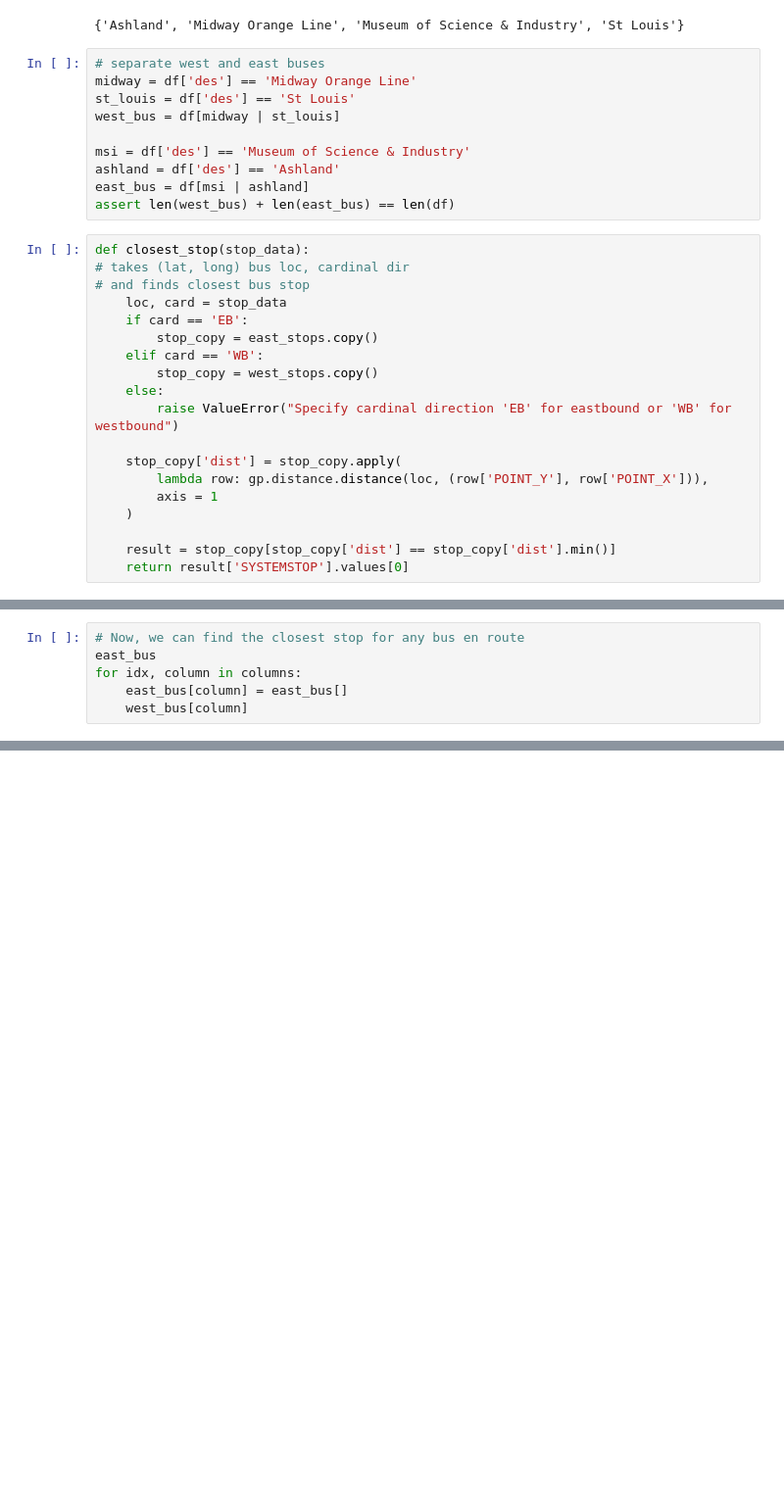
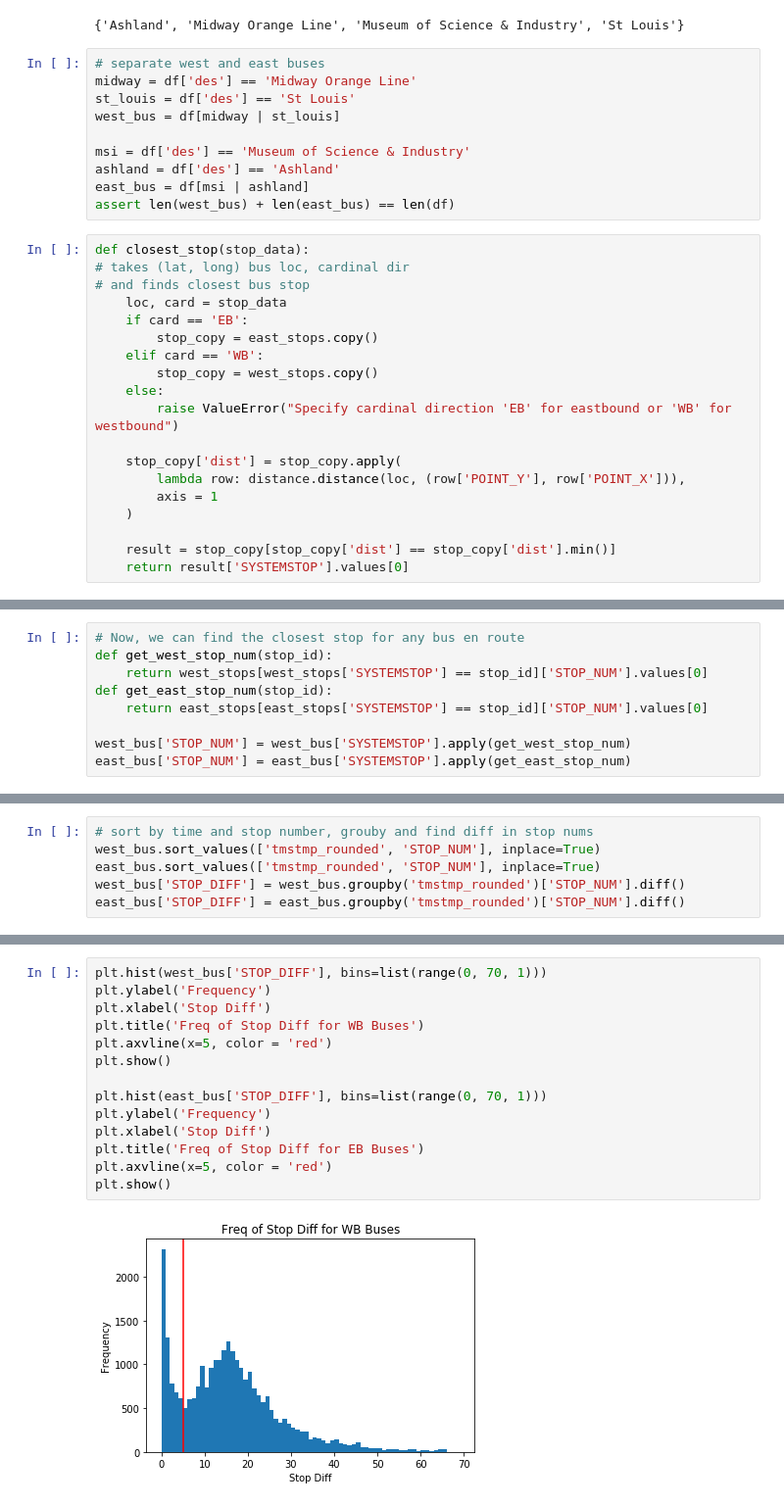
Before and after one commit to suchak1/cta_bus, a Jupyter notebook: cta_bus.ipynb, the cells around one changed output, grey strips where cells are left out. Shown at 98% size. Drawn from its saved outputs; the diff is of its cells as text; blank space fills up the shorter version.

```diff
--- a/cta_bus.ipynb
+++ b/cta_bus.ipynb
@@ -166,7 +166,7 @@ def closest_stop(stop_data):
         raise ValueError("Specify cardinal direction 'EB' for eastbound or 'WB' for westbound")
 
     stop_copy['dist'] = stop_copy.apply(
-        lambda row: gp.distance.distance(loc, (row['POINT_Y'], row['POINT_X'])),
+        lambda row: distance.distance(loc, (row['POINT_Y'], row['POINT_X'])),
         axis = 1
     )
 
@@ -212,6 +236,9 @@ AttributeError: ("module 'geopy' has no attribute 'distance'", 'occurred at inde
-# %%
-# Now, we can find the closest stop for any bus en route
-east_bus
-for idx, column in columns:
-    east_bus[column] = east_bus[]
-    west_bus[column]
+# %%
+# Now, we can find the closest stop for any bus en route
+def get_west_stop_num(stop_id):
+    return west_stops[west_stops['SYSTEMSTOP'] == stop_id]['STOP_NUM'].values[0]
+def get_east_stop_num(stop_id):
+    return east_stops[east_stops['SYSTEMSTOP'] == stop_id]['STOP_NUM'].values[0]
+
+west_bus['STOP_NUM'] = west_bus['SYSTEMSTOP'].apply(get_west_stop_num)
+east_bus['STOP_NUM'] = east_bus['SYSTEMSTOP'].apply(get_east_stop_num)
@@ -217,0 +255,6 @@ for idx, column in columns:
+# %%
+# sort by time and stop number, grouby and find diff in stop nums
+west_bus.sort_values(['tmstmp_rounded', 'STOP_NUM'], inplace=True)
+east_bus.sort_values(['tmstmp_rounded', 'STOP_NUM'], inplace=True)
+west_bus['STOP_DIFF'] = west_bus.groupby('tmstmp_rounded')['STOP_NUM'].diff()
+east_bus['STOP_DIFF'] = east_bus.groupby('tmstmp_rounded')['STOP_NUM'].diff()
@@ -217,0 +280,16 @@ for idx, column in columns:
+# %%
+plt.hist(west_bus['STOP_DIFF'], bins=list(range(0, 70, 1)))
+plt.ylabel('Frequency')
+plt.xlabel('Stop Diff')
+plt.title('Freq of Stop Diff for WB Buses')
+plt.axvline(x=5, color = 'red')
+plt.show()
+
+plt.hist(east_bus['STOP_DIFF'], bins=list(range(0, 70, 1)))
+plt.ylabel('Frequency')
+plt.xlabel('Stop Diff')
+plt.title('Freq of Stop Diff for EB Buses')
+plt.axvline(x=5, color = 'red')
+plt.show()
+# %% [output]
+[figure, added]
```
Also changed, not shown: parts of 11 cells of this notebook.
